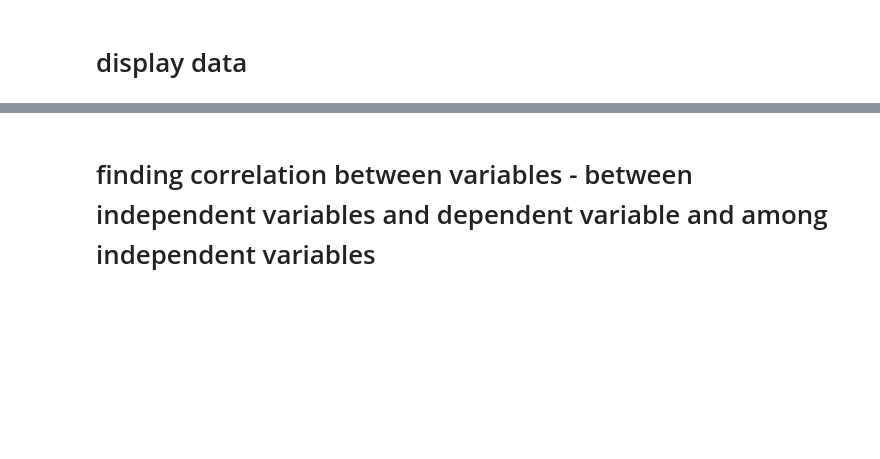
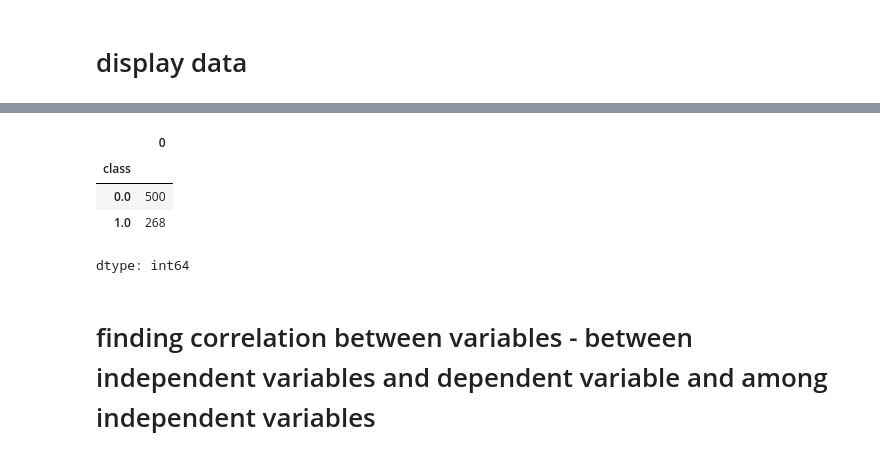
Before and after one commit to YashNigam65/gitfolder, a Jupyter notebook: notebook/Other/pima_indians_data_analysis_by_correlation_method.ipynb, the cells around one changed output, grey strips where cells are left out. Drawn from its saved outputs; the diff is of its cells as text; code cells hidden in the pictures; blank space fills up the shorter version.

```diff
--- a/notebook/Other/pima_indians_data_analysis_by_correlation_method.ipynb
+++ b/notebook/Other/pima_indians_data_analysis_by_correlation_method.ipynb
@@ -59,6 +61,12 @@ description
 # %%
-pima.shape
-pima.groupby('class').size()
+pima_raw.shape
+pima_raw.groupby('class').size()
+# %% [output]
+|  | 0 |
+| class |  |
+| 0.0 | 500 |
+| 1.0 | 268 |
+dtype: int64
 # %% [markdown]
 # finding correlation between variables - between independent variables and dependent variable and among independent variables
 # %%
```
Also changed, not shown: parts of 10 cells of this notebook.
